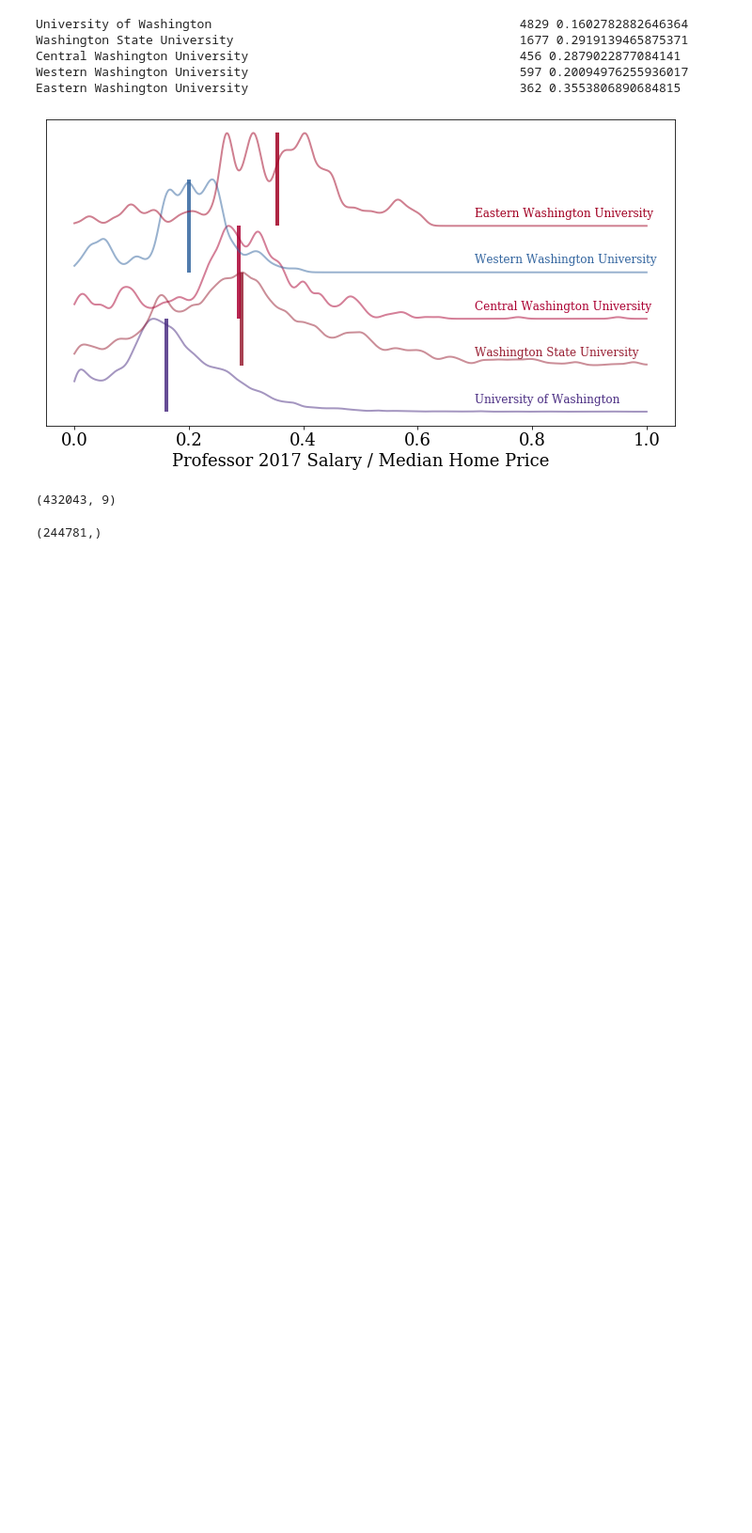
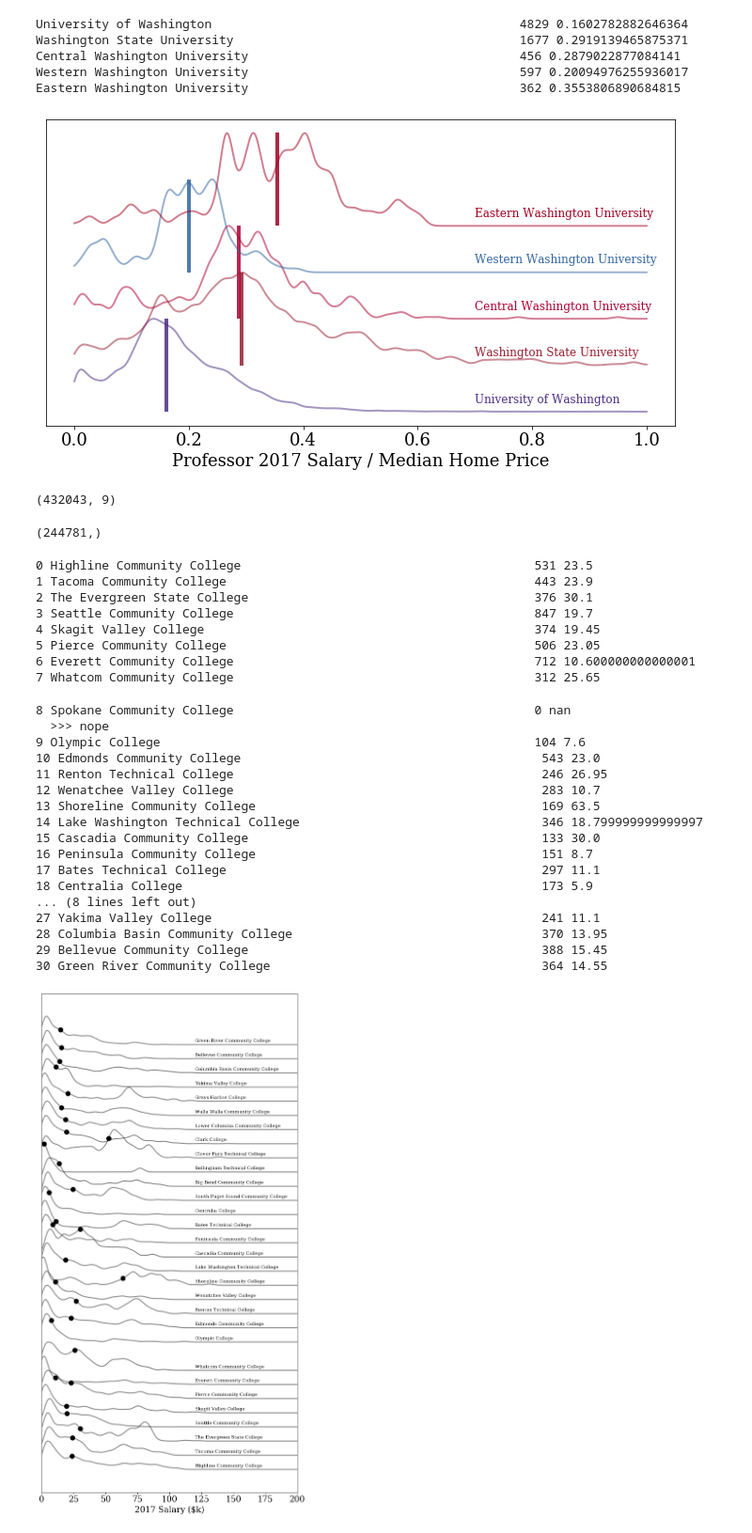
Before and after one commit to jradavenport/salary, a Jupyter notebook: plots.ipynb, the cells around one changed output. Shown: that part at 94% size. Cells and saved outputs as stored; diff of their text form; code cells hidden in the pictures; blank space fills up the shorter version.

Commit message:
add colleges

```diff
--- a/plots.ipynb
+++ b/plots.ipynb
@@ -183,7 +183,7 @@ print(uni)
  'Western Washington University                                    '
  'Eastern Washington University                                    ']
 # %%
-# df['AgyTitle'][df['AgyTitle'].str.contains('College')].unique()
+colleges = df['AgyTitle'][df['AgyTitle'].str.contains('College')].unique()
 # %%
 plt.figure(figsize=(12,6))
 
@@ -266,3 +266,65 @@ df.shape
 df['Name'].unique().shape
 # %% [output]
 (244781,)
+# %%
+def find_nearest(array, value):
+    ''' from:
+    https://stackoverflow.com/a/2566508
+    '''
+    array = np.asarray(array)
+    idx = (np.abs(array - value)).argmin()
+    return idx
+# %%
+yoff = 0.5
+plt.figure(figsize=(10,20))
+for k in range(np.size(colleges)):
+    thisuni = [(df['AgyTitle'].values == colleges[k]) &
+               (df['JobTitle'].str.contains('PROFESSOR') | df['JobTitle'].str.contains('FACULTY')) &
+               (df['Sal2017'] > 0)]
+    thisdata = df['Sal2017'].values[thisuni] / 1e3
+    print(k, colleges[k], np.size(thisdata), np.nanmedian(thisdata))
+
+    try:
+        kde = kde_scipy(thisdata, np.linspace(0,300,1000), bandwidth=3)
+
+        plt.plot(np.linspace(0,300,1000), kde/kde.max() +k*yoff,
+                 lw=2, alpha=0.5, c='k')
+
+        plt.scatter(np.median(thisdata),
+                    kde[find_nearest(np.linspace(0,300,1000),np.median(thisdata))]/kde.max()+k*yoff,
+                    color='k', s=100)
+
+        plt.text(120, k*yoff+yoff/5, colleges[k].strip(), fontsize=10)
+    except:
+        print('  >>> nope')
+plt.xlim(0,200)
+plt.gca().axes.get_yaxis().set_visible(False)
+plt.xlabel('2017 Salary ($k)')
+plt.savefig('college_salary.png', dpi=350, bbox_inches='tight', pad_inches=0.25)
+# %% [output]
+0 Highline Community College                                        531 23.5
+1 Tacoma Community College                                          443 23.9
+2 The Evergreen State College                                       376 30.1
+3 Seattle Community College                                         847 19.7
+4 Skagit Valley College                                             374 19.45
+5 Pierce Community College                                          506 23.05
+6 Everett Community College                                         712 10.600000000000001
+7 Whatcom Community College                                         312 25.65
+8 Spokane Community College                                         0 nan
+  >>> nope
+9 Olympic College                                                   104 7.6
+10 Edmonds Community College                                         543 23.0
+11 Renton Technical College                                          246 26.95
+12 Wenatchee Valley College                                          283 10.7
+13 Shoreline Community College                                       169 63.5
+14 Lake Washington Technical College                                 346 18.799999999999997
+15 Cascadia Community College                                        133 30.0
+16 Peninsula Community College                                       151 8.7
+17 Bates Technical College                                           297 11.1
+18 Centralia College                                                 173 5.9
+... (8 lines left out)
+27 Yakima Valley College                                             241 11.1
+28 Columbia Basin Community College                                  370 13.95
+29 Bellevue Community College                                        388 15.45
+30 Green River Community College                                     364 14.55
+[figure, added]
```
Also changed, not shown: parts of 1 cell of this notebook, 1 other file.
